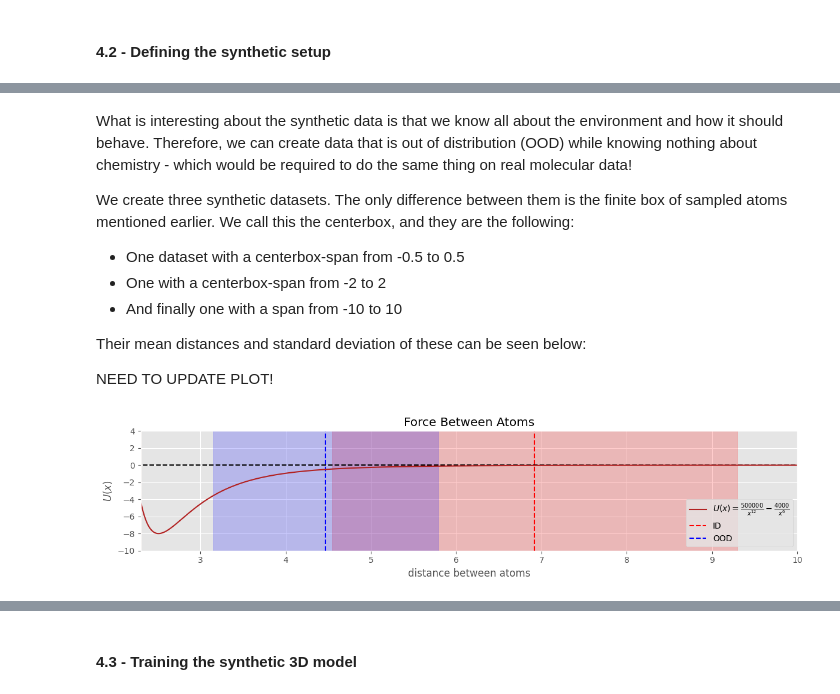
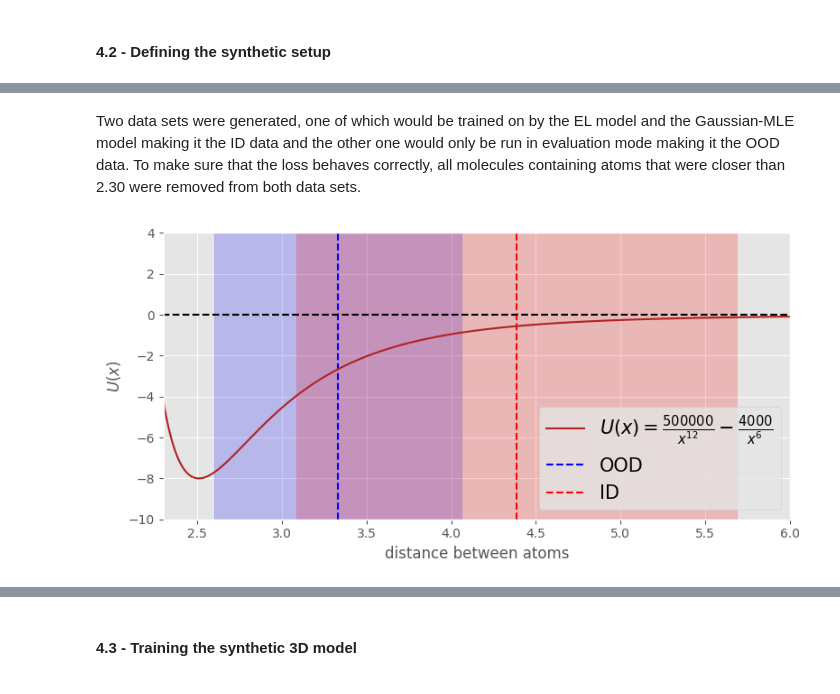
Before and after one commit to albertkjoller/uq-gnn, a Jupyter notebook: explainer_notebook_felix.ipynb, the cells around one changed output, grey strips where cells are left out. Drawn from its saved outputs; the diff is of its cells as text; code cells hidden in the pictures.

```diff
--- a/explainer_notebook_felix.ipynb
+++ b/explainer_notebook_felix.ipynb
@@ -686,22 +682,11 @@ plot_gg(x,y)
-# %% [markdown]
-What is interesting about the synthetic data is that we know all about the environment and how it should behave. Therefore, we can create data that is out of distribution (OOD) while knowing nothing about chemistry - which would be required to do the same thing on real molecular data!
-
-We create three synthetic datasets. The only difference between them is the finite box of sampled atoms mentioned earlier. We call this the centerbox, and they are the following:
-
-- One dataset with a centerbox-span from -0.5 to 0.5
-- One with a centerbox-span from -2 to 2
-- And finally one with a span from -10 to 10
-
-Their mean distances and standard deviation of these can be seen below:
-
-
-NEED TO UPDATE PLOT!
+# %% [markdown]
+Two data sets were generated, one of which would be trained on by the EL model and the Gaussian-MLE model making it the ID data and the other one would only be run in evaluation mode making it the OOD data. To make sure that the loss behaves correctly, all molecules containing atoms that were closer than 2.30 were removed from both data sets.
 # %%
 from content.plot_force_function import plot_gg_mstd
 x = np.arange(0.1,10,0.01)
 y = np.array([U(xi) for xi in x])
-plt.figure(figsize=(12,3),dpi=100)
+plt.figure(figsize=(8,4),dpi=100)
 plt.vlines(2.30,-10,10)
 plot_gg_mstd(x,y)
 # %% [output]
-[figure, old version]
+[figure, new version]
```
Also changed, not shown: parts of 22 cells of this notebook, 5 other files.
